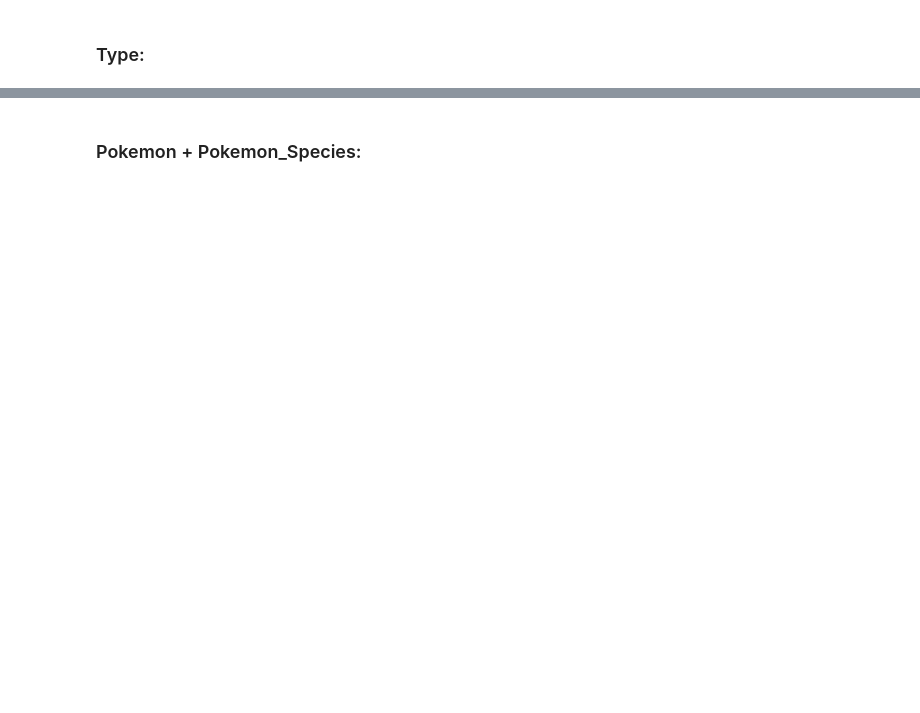
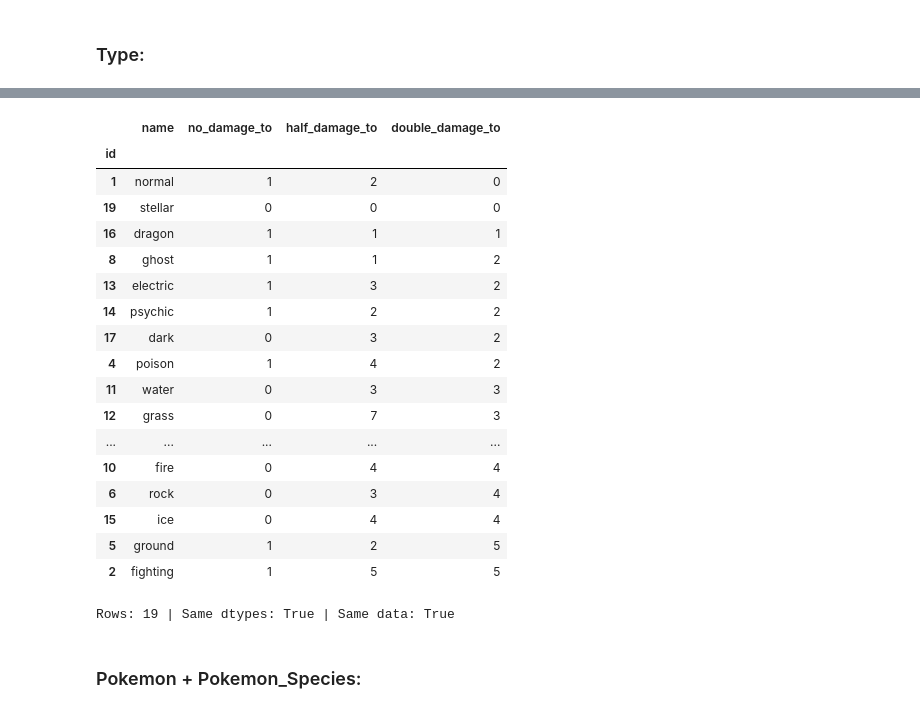
Before and after one commit to Roldao-Neto/Competitive_Pokemon_Data_Analysis, a Jupyter notebook: src/2-silver/pokeapi_cleaning.ipynb, the cells around one changed output, grey strips where cells are left out. Drawn from its saved outputs; the diff is of its cells as text; code cells hidden in the pictures; blank space fills up the shorter version.

Commit message:
Finished Silver Layer for PokeAPI

```diff
--- a/src/2-silver/pokeapi_cleaning.ipynb
+++ b/src/2-silver/pokeapi_cleaning.ipynb
@@ -313,0 +1113,4 @@ df.head()
+# %%
+df = df.drop(columns=from_cols)
+
+df.head()
@@ -313,0 +1125,8 @@ df.head()
+# %%
+# Data types:
+df['generation'] = df['generation'].astype('int8')
+
+print(df.dtypes)
+print(f"----------\nIndex dtype: {df.index.dtype}")
+print(f"Names not in kebab-case: {(~df['name'].str.fullmatch(r'[a-z0-9-]+')).sum()}")
+print(f"Relations that are not lists: {(~df[to_cols].map(lambda l: isinstance(l, list))).sum().sum()}")
@@ -313,0 +1153,3 @@ df.head()
+# %%
+lengths = df[to_cols].map(len)
+lengths.describe()
@@ -314,3 +1166,36 @@ df.head()
+# %%
+# All types sorted by double damage
+pd.concat([df['name'], lengths], axis=1).sort_values('double_damage_to')
+# %% [output]
+|  | name | no_damage_to | half_damage_to | double_damage_to |
+| id |  |  |  |  |
+| 1 | normal | 1 | 2 | 0 |
+| 19 | stellar | 0 | 0 | 0 |
+| 16 | dragon | 1 | 1 | 1 |
+| 8 | ghost | 1 | 1 | 2 |
+| 13 | electric | 1 | 3 | 2 |
+| 14 | psychic | 1 | 2 | 2 |
+| 17 | dark | 0 | 3 | 2 |
+| 4 | poison | 1 | 4 | 2 |
+| 11 | water | 0 | 3 | 3 |
+| 12 | grass | 0 | 7 | 3 |
+| ... | ... | ... | ... | ... |
+| 10 | fire | 0 | 4 | 4 |
+| 6 | rock | 0 | 3 | 4 |
+| 15 | ice | 0 | 4 | 4 |
+| 5 | ground | 1 | 2 | 5 |
+| 2 | fighting | 1 | 5 | 5 |
+# %%
+SILVER_POKEAPI_PATH.mkdir(parents=True, exist_ok=True)
+
+df.reset_index().to_parquet(SILVER_POKEAPI_PATH / 'type.parquet', index=False)
+
+# pyarrow reads the lists back as numpy arrays, so they are converted to lists before comparing
+check = pd.read_parquet(SILVER_POKEAPI_PATH / 'type.parquet').set_index('id')
+check[to_cols] = check[to_cols].map(list)
+print(f"Rows: {len(check)} | Same dtypes: {check.dtypes.equals(df.dtypes)} | Same data: {check.equals(df)}")
+# %% [output]
+Rows: 19 | Same dtypes: True | Same data: True
 # %% [markdown]
 ### Pokemon + Pokemon_Species:
 # %%
```
Also changed, not shown: parts of 59 cells of this notebook.
